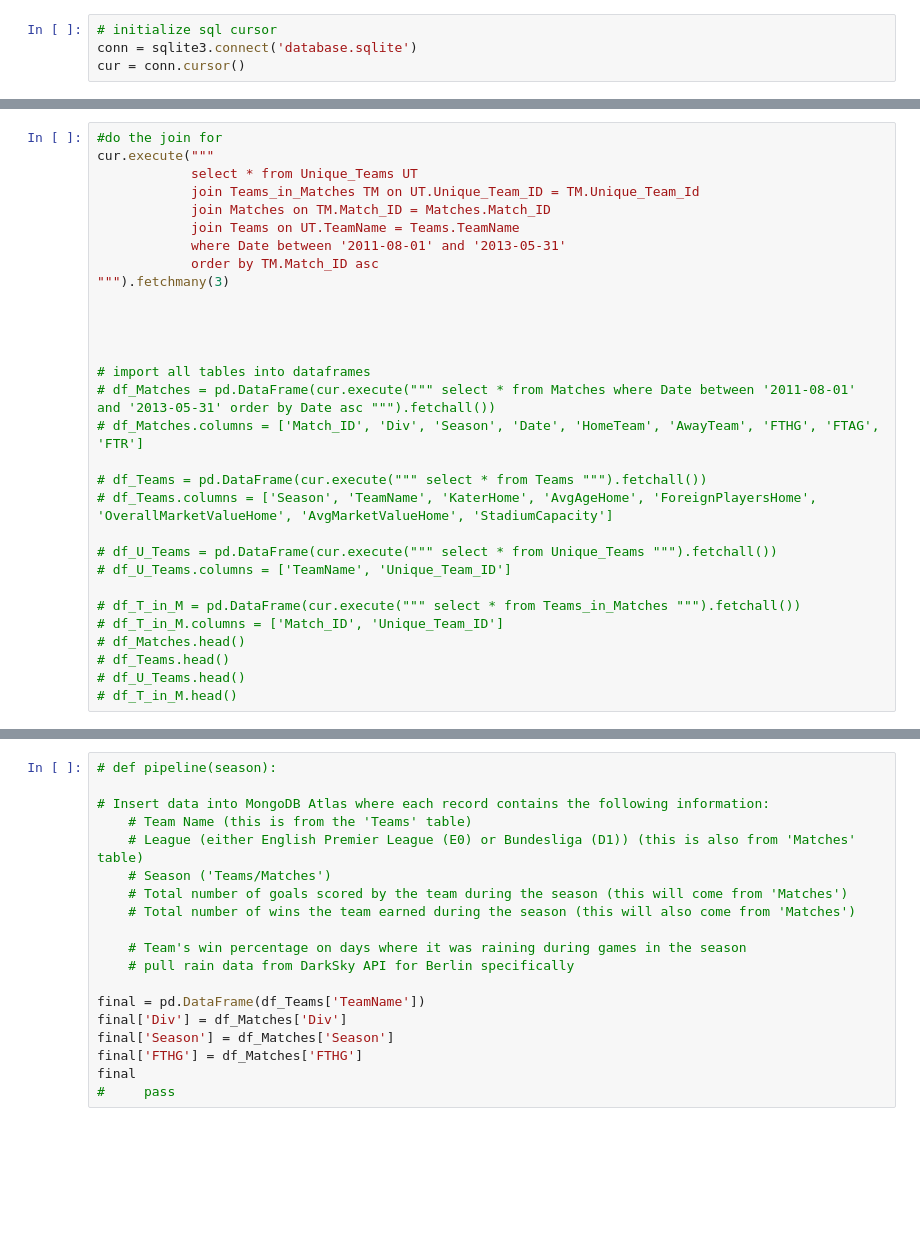
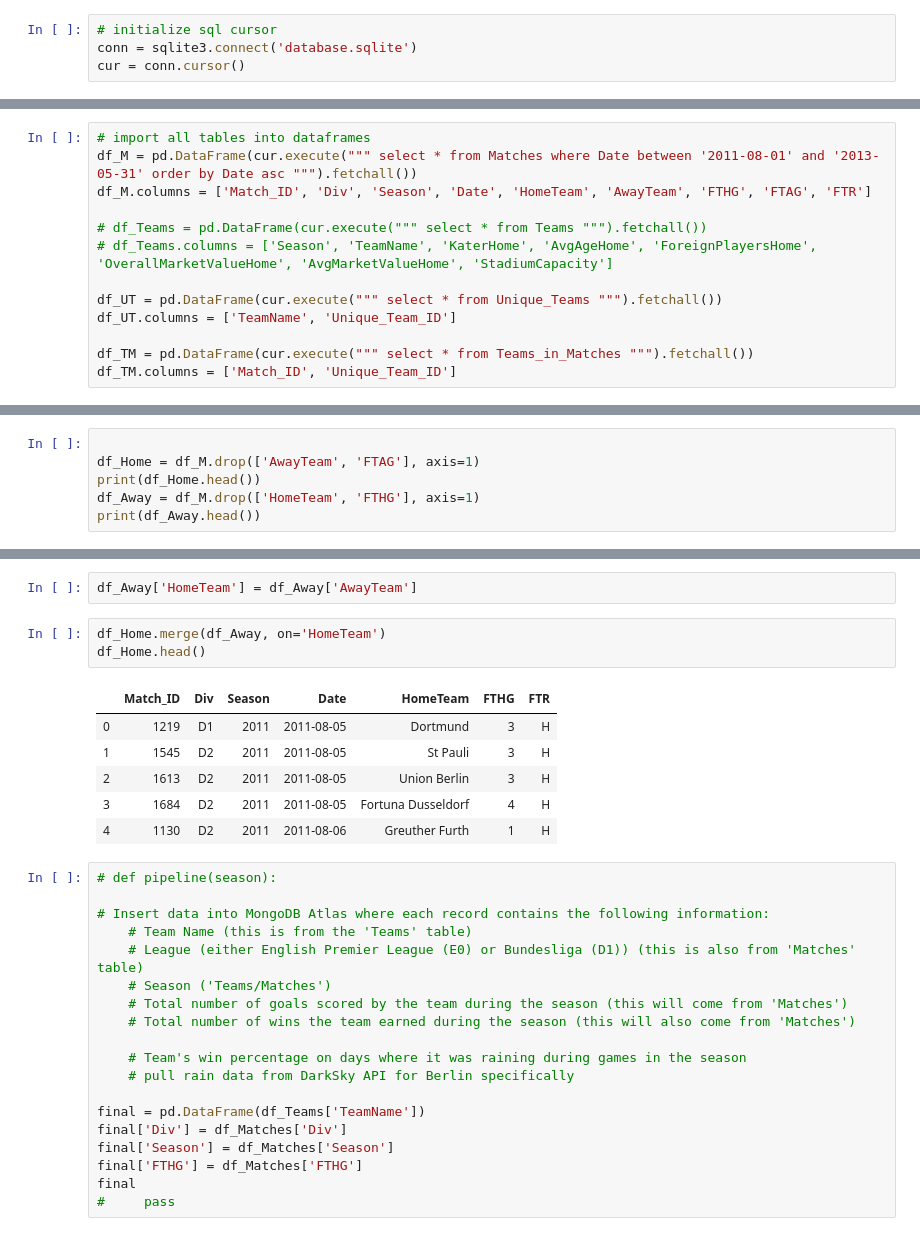
Before and after one commit to hmdev649/darksky-lab-seattle-ds, a Jupyter notebook: darksky.ipynb, the cells around one changed output, grey strips where cells are left out. Drawn from its saved outputs; the diff is of its cells as text; blank space fills up the shorter version.

```diff
--- a/darksky.ipynb
+++ b/darksky.ipynb
@@ -14,30 +81,13 @@ cur = conn.cursor()
 # %%
-#do the join for
-cur.execute("""
-            select * from Unique_Teams UT
-            join Teams_in_Matches TM on UT.Unique_Team_ID = TM.Unique_Team_Id
-            join Matches on TM.Match_ID = Matches.Match_ID
-            join Teams on UT.TeamName = Teams.TeamName
-            where Date between '2011-08-01' and '2013-05-31'
-            order by TM.Match_ID asc
-""").fetchmany(3)
-
-
-
-
 # import all tables into dataframes
-# df_Matches = pd.DataFrame(cur.execute(""" select * from Matches where Date between '2011-08-01' and '2013-05-31' order by Date asc """).fetchall())
-# df_Matches.columns = ['Match_ID', 'Div', 'Season', 'Date', 'HomeTeam', 'AwayTeam', 'FTHG', 'FTAG', 'FTR']
+df_M = pd.DataFrame(cur.execute(""" select * from Matches where Date between '2011-08-01' and '2013-05-31' order by Date asc """).fetchall())
+df_M.columns = ['Match_ID', 'Div', 'Season', 'Date', 'HomeTeam', 'AwayTeam', 'FTHG', 'FTAG', 'FTR']
 
 # df_Teams = pd.DataFrame(cur.execute(""" select * from Teams """).fetchall())
 # df_Teams.columns = ['Season', 'TeamName', 'KaterHome', 'AvgAgeHome', 'ForeignPlayersHome', 'OverallMarketValueHome', 'AvgMarketValueHome', 'StadiumCapacity']
 
-# df_U_Teams = pd.DataFrame(cur.execute(""" select * from Unique_Teams """).fetchall())
-# df_U_Teams.columns = ['TeamName', 'Unique_Team_ID']
+df_UT = pd.DataFrame(cur.execute(""" select * from Unique_Teams """).fetchall())
+df_UT.columns = ['TeamName', 'Unique_Team_ID']
 
-# df_T_in_M = pd.DataFrame(cur.execute(""" select * from Teams_in_Matches """).fetchall())
-# df_T_in_M.columns = ['Match_ID', 'Unique_Team_ID']
-# df_Matches.head()
-# df_Teams.head()
-# df_U_Teams.head()
-# df_T_in_M.head()
+df_TM = pd.DataFrame(cur.execute(""" select * from Teams_in_Matches """).fetchall())
+df_TM.columns = ['Match_ID', 'Unique_Team_ID']
@@ -61,0 +164,6 @@ cur.execute("""
+# %%
+
+df_Home = df_M.drop(['AwayTeam', 'FTAG'], axis=1)
+print(df_Home.head())
+df_Away = df_M.drop(['HomeTeam', 'FTHG'], axis=1)
+print(df_Away.head())
@@ -62,3 +183,15 @@ cur.execute("""
+# %%
+df_Away['HomeTeam'] = df_Away['AwayTeam']
+# %%
+df_Home.merge(df_Away, on='HomeTeam')
+df_Home.head()
+# %% [output]
+|  | Match_ID | Div | Season | Date | HomeTeam | FTHG | FTR |
+| 0 | 1219 | D1 | 2011 | 2011-08-05 | Dortmund | 3 | H |
+| 1 | 1545 | D2 | 2011 | 2011-08-05 | St Pauli | 3 | H |
+| 2 | 1613 | D2 | 2011 | 2011-08-05 | Union Berlin | 3 | H |
+| 3 | 1684 | D2 | 2011 | 2011-08-05 | Fortuna Dusseldorf | 4 | H |
+| 4 | 1130 | D2 | 2011 | 2011-08-06 | Greuther Furth | 1 | H |
 # %%
 # def pipeline(season):
 
```
Also changed, not shown: parts of 7 cells of this notebook.
